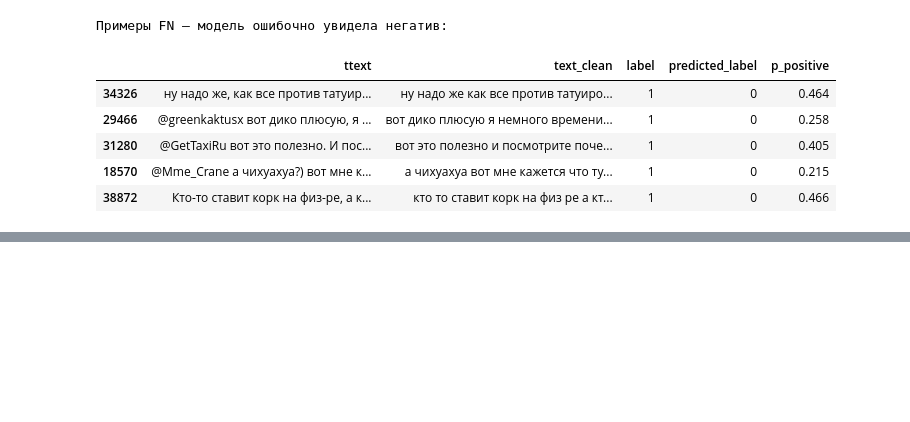
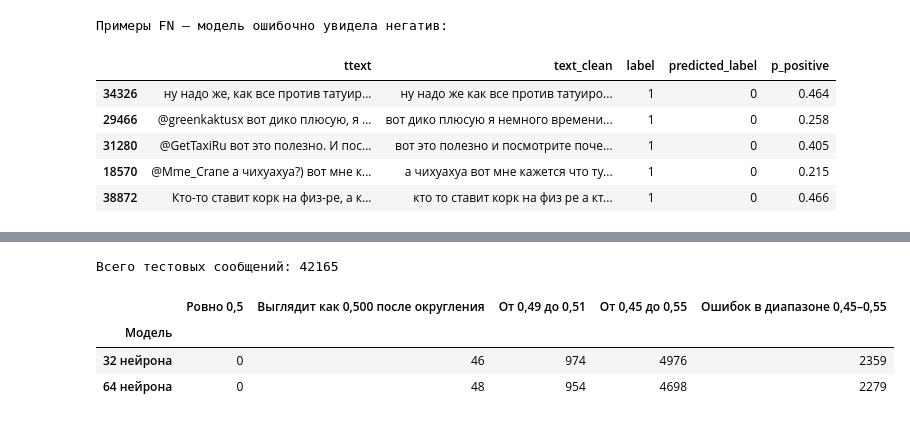
Before and after one commit to avtorpc/fundament_nlp, a Jupyter notebook: Untitled.ipynb, the cells around one changed output, grey strips where cells are left out. Drawn from its saved outputs; the diff is of its cells as text; code cells hidden in the pictures; blank space fills up the shorter version.

Commit message:
feat: Проба 64 нейрона - то же самое 73%

```diff
--- a/Untitled.ipynb
+++ b/Untitled.ipynb
@@ -786,0 +1111,63 @@ with pd.option_context("display.max_colwidth", None):
+# %%
+# ШАГ 18 — Сколько предсказаний находится рядом с порогом 0,5
+
+import numpy as np
+import pandas as pd
+
+# Обе модели проверяем на одной и той же тестовой матрице.
+models_for_threshold = [
+    ("32 нейрона", mlp, y_pred),
+    ("64 нейрона", mlp_64, y_pred_64),
+]
+
+# Сюда добавим результаты подсчёта для каждой модели.
+threshold_rows = []
+
+for model_name, model, predicted_labels in models_for_threshold:
+    # Находим столбец вероятности позитива — класса 1.
+    positive_column = list(model.classes_).index(1)
+
+    # Получаем вероятность позитива для каждого тестового сообщения.
+    probabilities = model.predict_proba(
+        X_test_tfidf
+    )[:, positive_column]
+
+    # Вычисляем расстояние каждой вероятности до порога 0,5.
+    # Например, для 0,503 расстояние равно 0,003.
+    distance_to_half = np.abs(probabilities - 0.5)
+
+    # Сообщения с вероятностью от 0,49 до 0,51 включительно.
+    near_001 = distance_to_half <= 0.01
+
+    # Сообщения с вероятностью от 0,45 до 0,55 включительно.
+    near_005 = distance_to_half <= 0.05
+
+    # Считаем ошибочные ответы среди сообщений около порога.
+    wrong_near_005 = near_005 & (
+        predicted_labels != y_test.to_numpy()
+    )
+
+    threshold_rows.append({
+        "Модель": model_name,
+        "Ровно 0,5": int(np.count_nonzero(probabilities == 0.5)),
+        "Выглядит как 0,500 после округления": int(
+            np.count_nonzero(np.round(probabilities, 3) == 0.5)
+        ),
+        "От 0,49 до 0,51": int(np.count_nonzero(near_001)),
+        "От 0,45 до 0,55": int(np.count_nonzero(near_005)),
+        "Ошибок в диапазоне 0,45–0,55": int(
+            np.count_nonzero(wrong_near_005)
+        ),
+    })
+
+# Показываем результаты в одной таблице.
+threshold_table = pd.DataFrame(threshold_rows).set_index("Модель")
+
+print("Всего тестовых сообщений:", len(y_test))
+display(threshold_table)
+# %% [output]
+Всего тестовых сообщений: 42165
+|  | Ровно 0,5 | Выглядит как 0,500 после округления | От 0,49 до 0,51 | От 0,45 до 0,55 | Ошибок в диапазоне 0,45–0,55 |
+| Модель |  |  |  |  |  |
+| 32 нейрона | 0 | 46 | 974 | 4976 | 2359 |
+| 64 нейрона | 0 | 48 | 954 | 4698 | 2279 |
```
Also changed, not shown: parts of 4 cells of this notebook.
